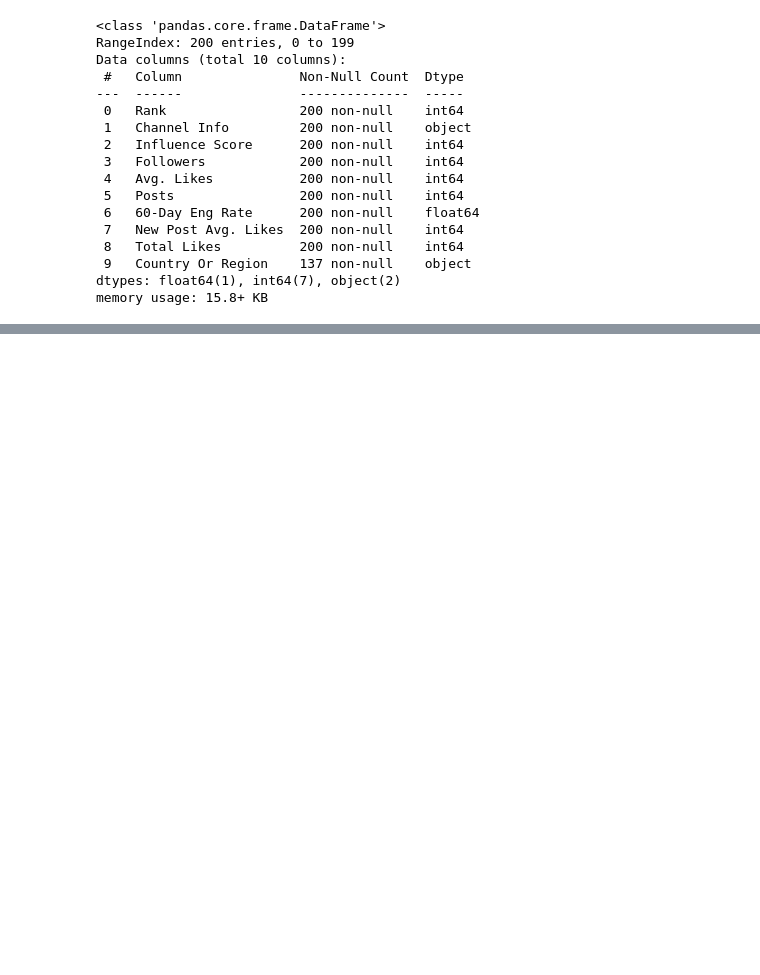
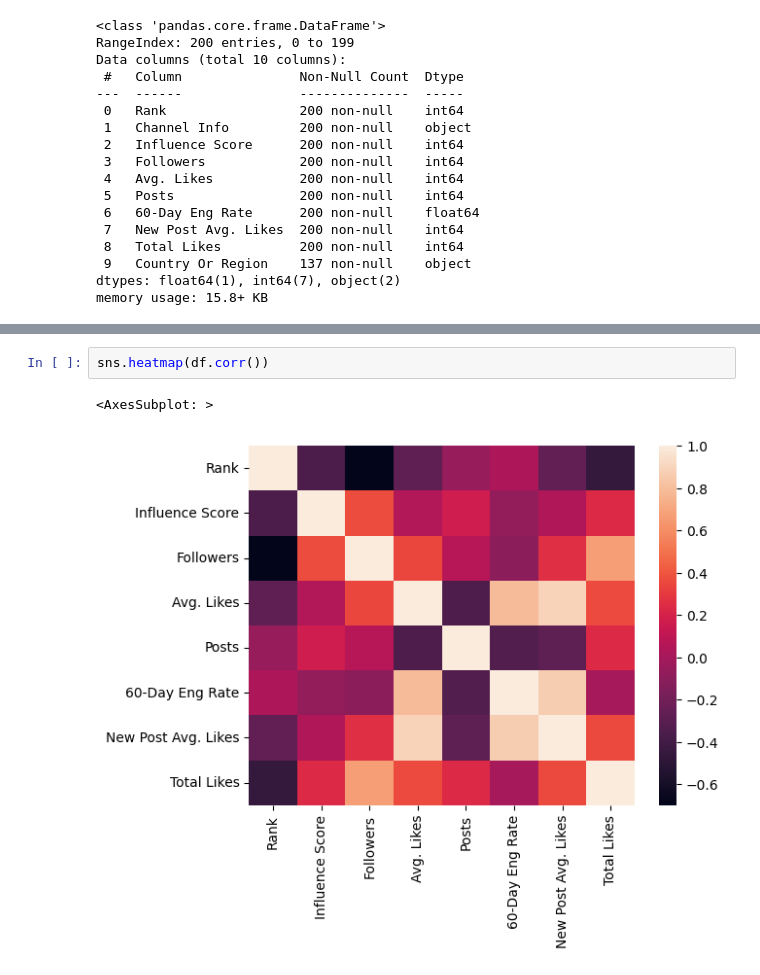
Before and after one commit to obaliuta/instablogers, a Jupyter notebook: notebook.ipynb, the cells around one changed output, grey strips where cells are left out. Cells and saved outputs as stored; diff of their text form; blank space fills up the shorter version.

```diff
--- a/notebook.ipynb
+++ b/notebook.ipynb
@@ -86,3 +86,8 @@ df.describe()
 | 50% | 100.50 | 84.00 | 50950000.00 | 1100000.00 | 2100.00 | 0.01 | 567150.00 | ... |
 | 75% | 150.25 | 86.00 | 70500000.00 | 2125000.00 | 5025.00 | 0.02 | 1300000.00 | ... |
 | max | 200.00 | 93.00 | 485200000.00 | 15400000.00 | 16900.00 | 0.25 | 12900000.00 | ... |
+# %%
+sns.heatmap(df.corr())
+# %% [output]
+<AxesSubplot: >
+[figure, added]
```
Also changed, not shown: parts of 1 cell of this notebook.
